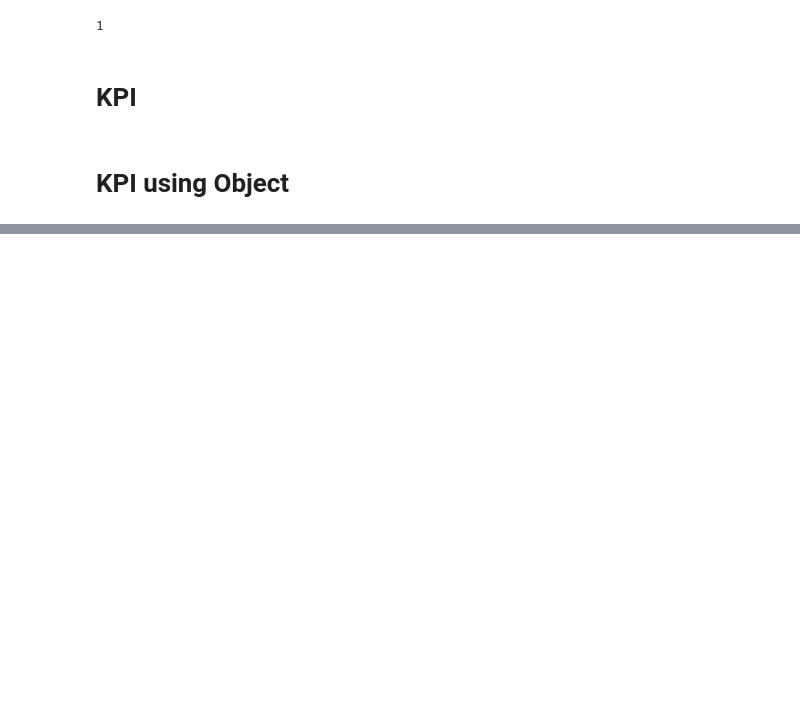
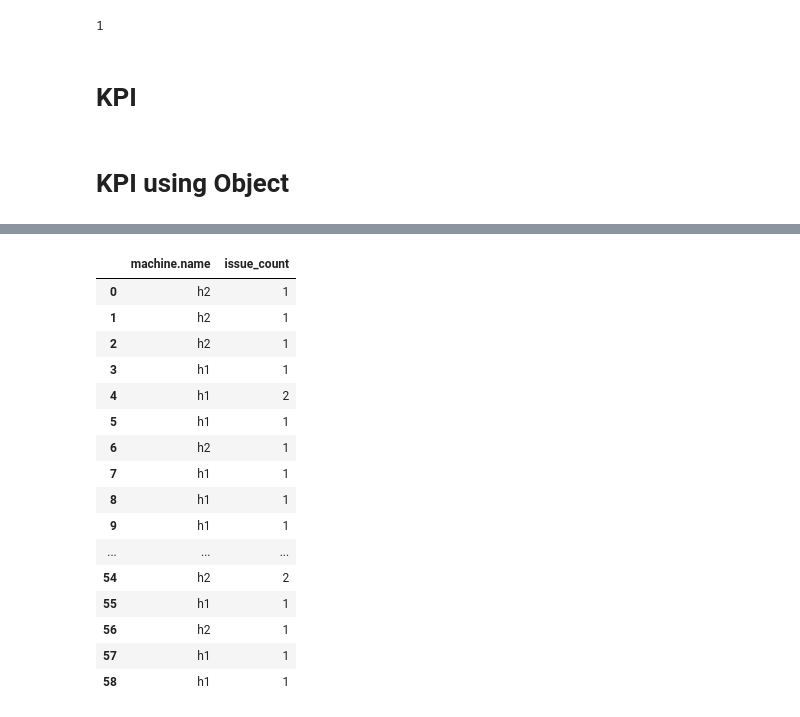
Before and after one commit to usnistgov/nestor, a Jupyter notebook: DatabaseStorage/Program/Main.ipynb, the cells around one changed output, grey strips where cells are left out. Cells and saved outputs as stored; diff of their text form; code cells hidden in the pictures; blank space fills up the shorter version.

```diff
--- a/DatabaseStorage/Program/Main.ipynb
+++ b/DatabaseStorage/Program/Main.ipynb
@@ -217,0 +284,22 @@ df
+# %%
+y= dataframe[["machine.name", "issue_count"]]
+# %%
+y
+# %% [output]
+|  | machine.name | issue_count |
+| 0 | h2 | 1 |
+| 1 | h2 | 1 |
+| 2 | h2 | 1 |
+| 3 | h1 | 1 |
+| 4 | h1 | 2 |
+| 5 | h1 | 1 |
+| 6 | h2 | 1 |
+| 7 | h1 | 1 |
+| 8 | h1 | 1 |
+| 9 | h1 | 1 |
+| ... | ... | ... |
+| 54 | h2 | 2 |
+| 55 | h1 | 1 |
+| 56 | h2 | 1 |
+| 57 | h1 | 1 |
+| 58 | h1 | 1 |
```
Also changed, not shown: parts of 13 cells of this notebook, 2 other files.
